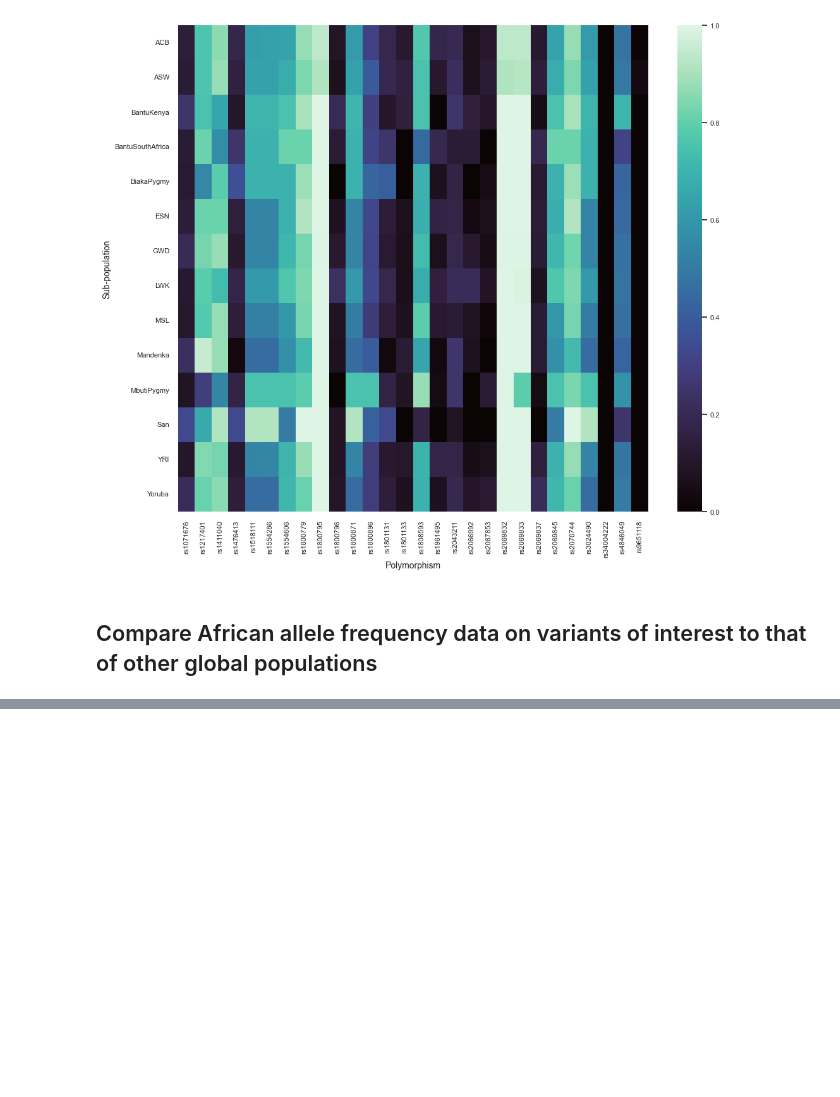
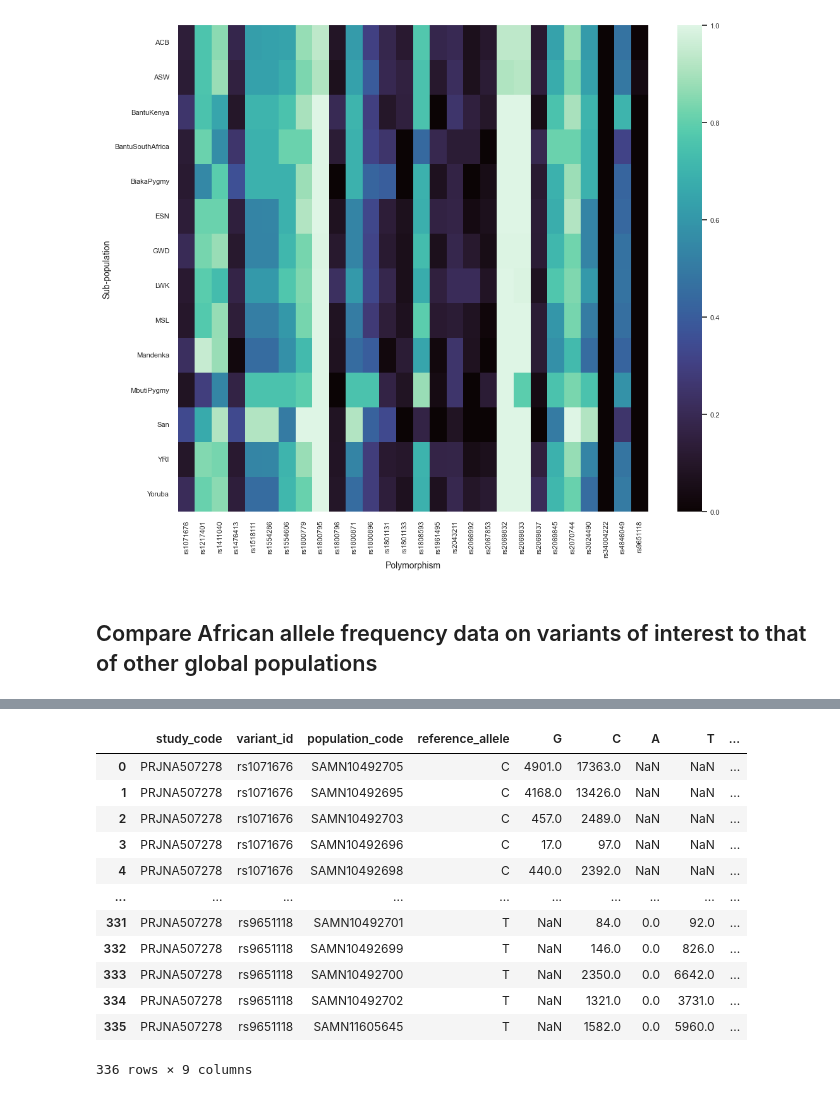
Before and after one commit to MeganHolborn/Genomics_allele-frequency-and-effect_data-analysis, a Jupyter notebook: Plots/plots.ipynb, the cells around one changed output, grey strips where cells are left out. Cells and saved outputs as stored; diff of their text form; code cells hidden in the pictures; blank space fills up the shorter version.

Commit message:
Fetch global allele frequency data from NCBI ALFA

```diff
--- a/Plots/plots.ipynb
+++ b/Plots/plots.ipynb
@@ -593,0 +601,6 @@ KeyboardInterrupt:
+# %%
+# Normalise allele count column of variant count dataframe
+normalised_count_data = pd.json_normalize(variant_global_allele_counts.allele_counts)
+drop_count_data = variant_global_allele_counts.drop(columns="allele_counts")
+normalised_variant_count_data = pd.concat([drop_count_data.reset_index(drop=True), normalised_count_data.reset_index(drop=True)], axis = 1)
+normalised_variant_count_data
@@ -593,0 +621,54 @@ KeyboardInterrupt:
+# %%
+# Translate population codes into legible population names.
+
+# Fetch study population metadata
+metadata_json = get_metadata()
+
+# Generate list of all unique study and population codes that need to be queried
+
+study_codes = []
+for study_code in normalised_variant_count_data.study_code.unique():
+    study_codes.append(study_code)
+
+population_codes = []
+for population_code in normalised_variant_count_data.population_code.unique():
+    population_codes.append(population_code)
+
+# Fetch study and population name metadata. Code modified from https://github.com/ncbi/dbsnp/blob/master/tutorials/Variation%20Services/Jupyter_Notebook/by_rsid.ipynb.
+metadata = {}
+for project_json in metadata_json:
+  p = {}
+  p['json']=project_json
+  p['pops']={}
+  metadata[project_json['bioproject_id']] = p
+for prj_id, prj in metadata.items():
+  add_all_pops(prj['json']['populations'], prj)
+
+for study_id in study_codes:
+    study_name = metadata[study_id]['json']['short_name']
+
+    pop_dict = {"SAMN10492696" : "African Others", "SAMN10492698" : "African American", "SAMN10492697" : "East Asian", "SAMN10492701" : "Other Asian"}
+    for pop_id in population_codes:
+        if pop_id not in ["SAMN10492696", "SAMN10492698", "SAMN10492697", "SAMN10492701"]:
+            population_name = metadata[study_id]['pops'][pop_id]['name']
+            temp_pop_dict = {pop_id : population_name}
+        pop_dict.update(temp_pop_dict)
+
+# Add column in population allele count dataframe for population names
+
+normalised_variant_count_data["Population"] = normalised_variant_count_data["population_code"].map(pop_dict)
+normalised_variant_count_data
+# %% [output]
+|  | study_code | variant_id | population_code | reference_allele | G | C | A | T | ... |
+| 0 | PRJNA507278 | rs1071676 | SAMN10492705 | C | 4901.0 | 17363.0 | NaN | NaN | ... |
+| 1 | PRJNA507278 | rs1071676 | SAMN10492695 | C | 4168.0 | 13426.0 | NaN | NaN | ... |
+| 2 | PRJNA507278 | rs1071676 | SAMN10492703 | C | 457.0 | 2489.0 | NaN | NaN | ... |
+| 3 | PRJNA507278 | rs1071676 | SAMN10492696 | C | 17.0 | 97.0 | NaN | NaN | ... |
+| 4 | PRJNA507278 | rs1071676 | SAMN10492698 | C | 440.0 | 2392.0 | NaN | NaN | ... |
+| ... | ... | ... | ... | ... | ... | ... | ... | ... | ... |
+| 331 | PRJNA507278 | rs9651118 | SAMN10492701 | T | NaN | 84.0 | 0.0 | 92.0 | ... |
+| 332 | PRJNA507278 | rs9651118 | SAMN10492699 | T | NaN | 146.0 | 0.0 | 826.0 | ... |
+| 333 | PRJNA507278 | rs9651118 | SAMN10492700 | T | NaN | 2350.0 | 0.0 | 6642.0 | ... |
+| 334 | PRJNA507278 | rs9651118 | SAMN10492702 | T | NaN | 1321.0 | 0.0 | 3731.0 | ... |
+| 335 | PRJNA507278 | rs9651118 | SAMN11605645 | T | NaN | 1582.0 | 0.0 | 5960.0 | ... |
+336 rows × 9 columns
```
Also changed, not shown: parts of 4 cells of this notebook.
